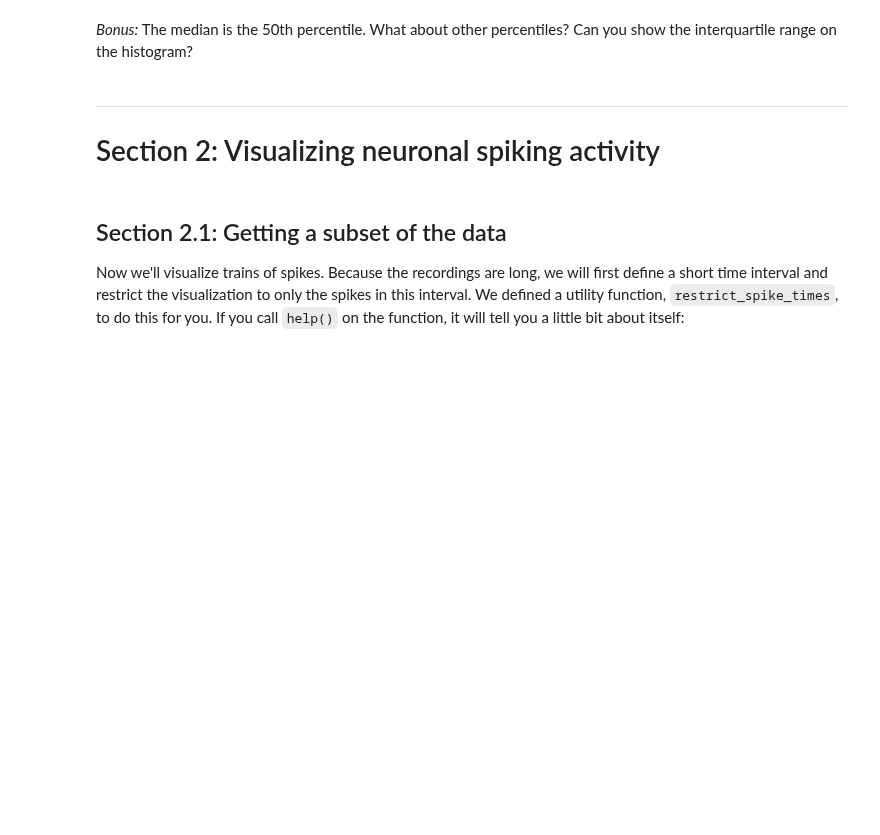
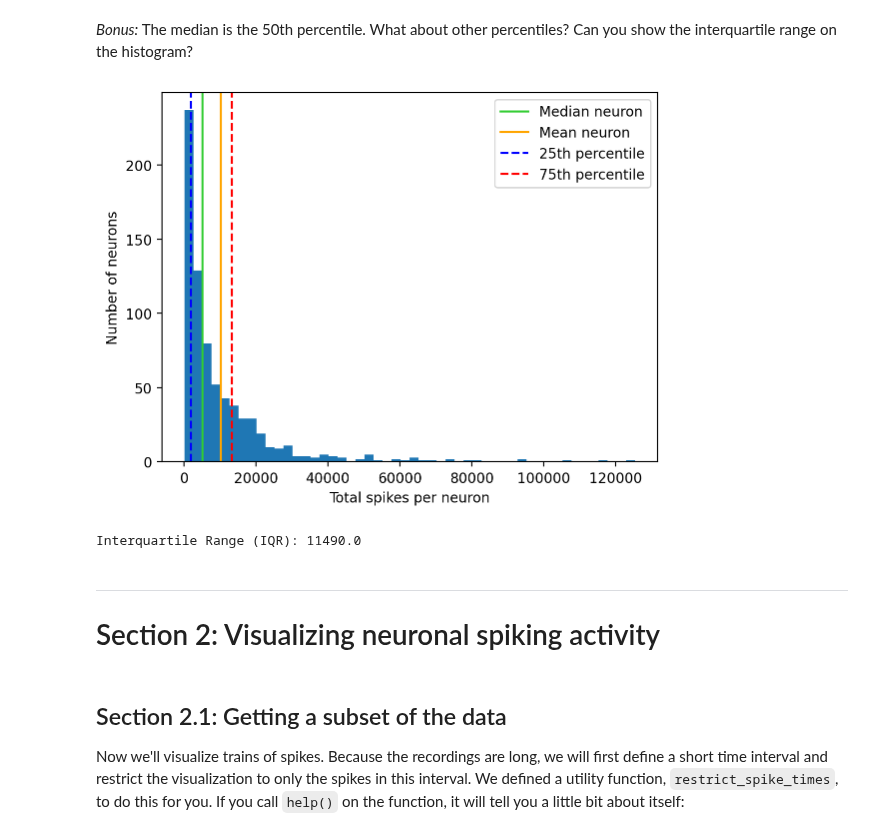
Before and after one commit to EugOT/compneuro, a Jupyter notebook: notebooks/2023-10-06_Tutorial1.ipynb, the cells around one changed output. Cells and saved outputs as stored; diff of their text form; code cells hidden in the pictures; blank space fills up the shorter version.

```diff
--- a/notebooks/2023-10-06_Tutorial1.ipynb
+++ b/notebooks/2023-10-06_Tutorial1.ipynb
@@ -239,6 +389,26 @@ plt.legend()
 # %% [markdown]
 
 *Bonus:* The median is the 50th percentile. What about other percentiles? Can you show the interquartile range on the histogram?
+# %%
+# Calculate the 25th and 75th percentiles
+q25, q75 = np.percentile(total_spikes_per_neuron, [25, 75])
+iqr = q75 - q25
+
+# Plot the histogram
+plt.hist(total_spikes_per_neuron, bins=50)
+plt.axvline(median_spike_count, color="limegreen", label="Median neuron")
+plt.axvline(mean_spike_count, color="orange", label="Mean neuron")
+plt.axvline(q25, color="blue", linestyle="--", label="25th percentile")
+plt.axvline(q75, color="red", linestyle="--", label="75th percentile")
+plt.xlabel("Total spikes per neuron")
+plt.ylabel("Number of neurons")
+plt.legend()
+plt.show()
+
+print(f"Interquartile Range (IQR): {iqr}")
+# %% [output]
+[figure, added]
+Interquartile Range (IQR): 11490.0
 # %% [markdown]
 ---
 
```
Also changed, not shown: parts of 12 cells of this notebook.
